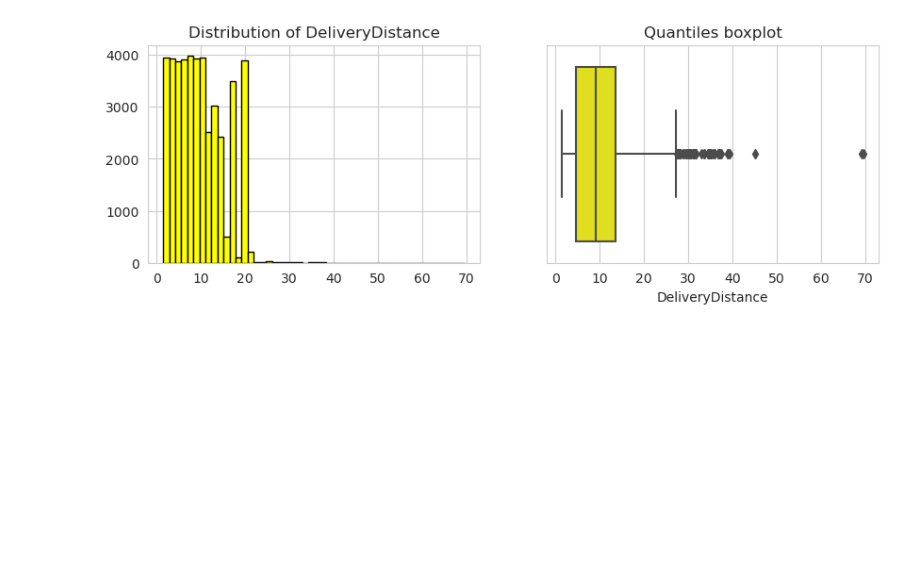
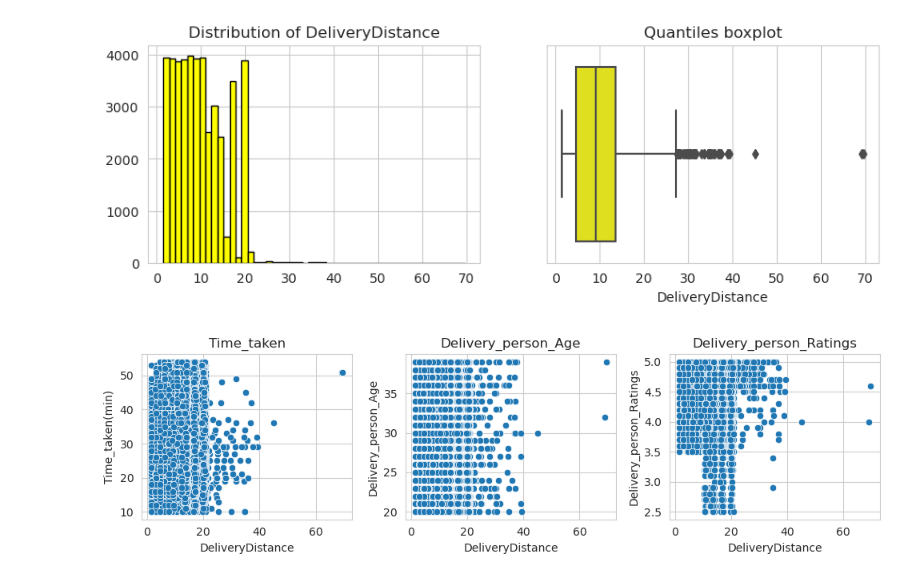
Before and after one commit to liamarguedas/uber-eats-delivery-time, a Jupyter notebook: notebooks/analyze-and-explore-data.ipynb, the cells around one changed output. Drawn from its saved outputs; the diff is of its cells as text; code cells hidden in the pictures; blank space fills up the shorter version.

```diff
--- a/notebooks/analyze-and-explore-data.ipynb
+++ b/notebooks/analyze-and-explore-data.ipynb
@@ -407,3 +407,18 @@ sns.boxplot(data = data, x = 'DeliveryDistance', ax = ax2, color = 'yellow')
 ax2.set_title('Quantiles boxplot');
 # %% [output]
 [figure]
+# %%
+fig, (ax1, ax2, ax3) = plt.subplots(ncols = 3, nrows = 1, figsize = (10, 3))
+
+sns.scatterplot(data = data, x = 'DeliveryDistance', y = 'Time_taken(min)', ax = ax1)
+ax1.set_title('Time_taken')
+
+sns.scatterplot(data = data, x = 'DeliveryDistance', y = 'Delivery_person_Age', ax = ax2)
+ax2.set_title('Delivery_person_Age')
+
+sns.scatterplot(data = data, x = 'DeliveryDistance', y = 'Delivery_person_Ratings', ax = ax3)
+ax3.set_title('Delivery_person_Ratings')
+
+plt.tight_layout();
+# %% [output]
+[figure, added]
```
Also changed, not shown: parts of 3 cells of this notebook.
